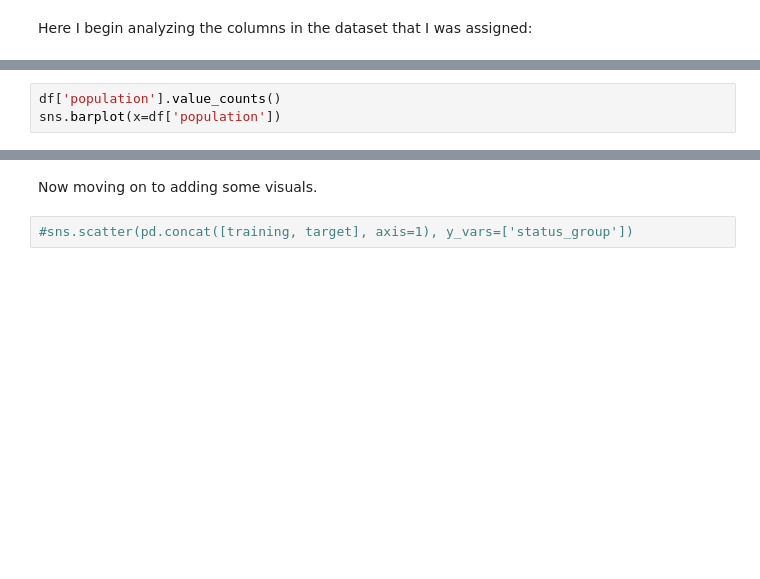
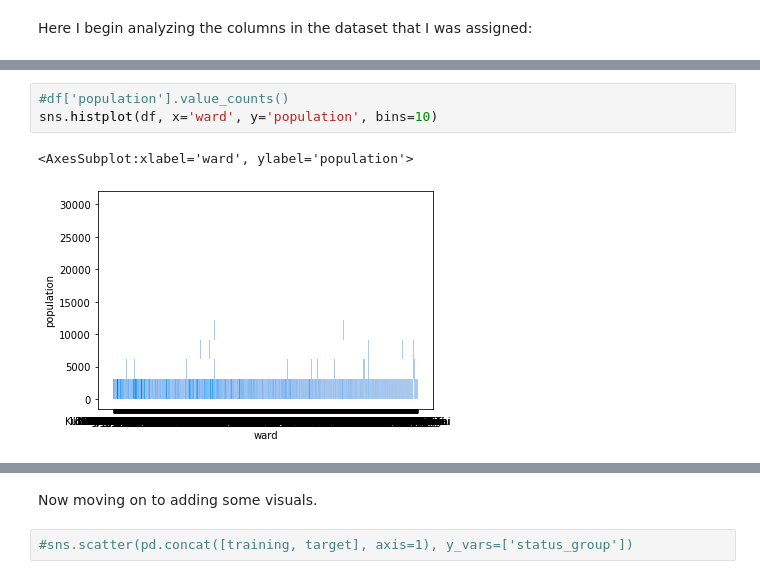
Before and after one commit to OlgertHasko/Tanzanian-Water-Wells, a Jupyter notebook: Madoria's Journal.ipynb, the cells around one changed output, grey strips where cells are left out. Cells and saved outputs as stored; diff of their text form; blank space fills up the shorter version.

```diff
--- a/Madoria's Journal.ipynb
+++ b/Madoria's Journal.ipynb
@@ -57,6 +117,9 @@ df.groupby(['ward']).sum().plot()
 # %%
-df['population'].value_counts()
-sns.barplot(x=df['population'])
+#df['population'].value_counts()
+sns.histplot(df, x='ward', y='population', bins=10)
+# %% [output]
+<AxesSubplot:xlabel='ward', ylabel='population'>
+[figure, added]
 # %%
 df['public_meeting'].value_counts()
 sns.countplot(x=df['public_meeting'])
```
Also changed, not shown: parts of 40 cells of this notebook.
